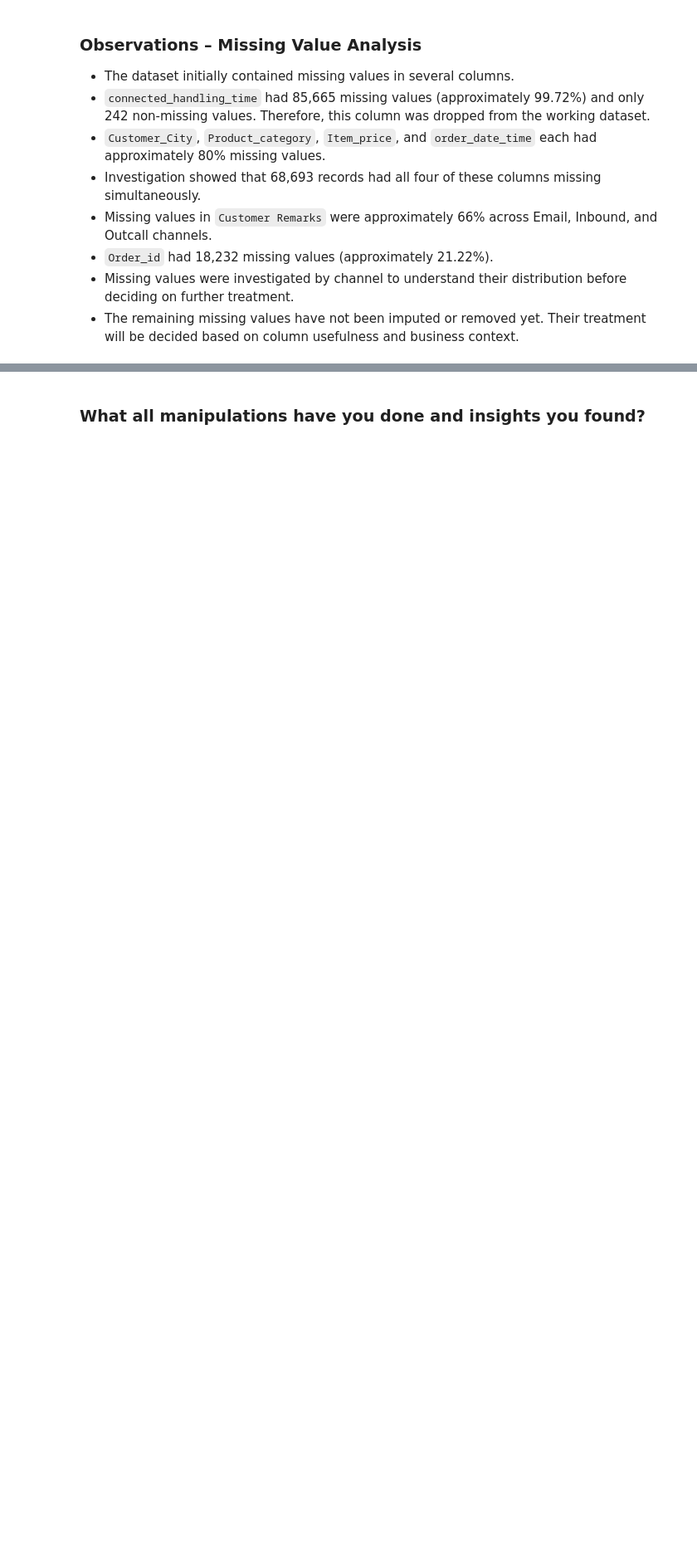
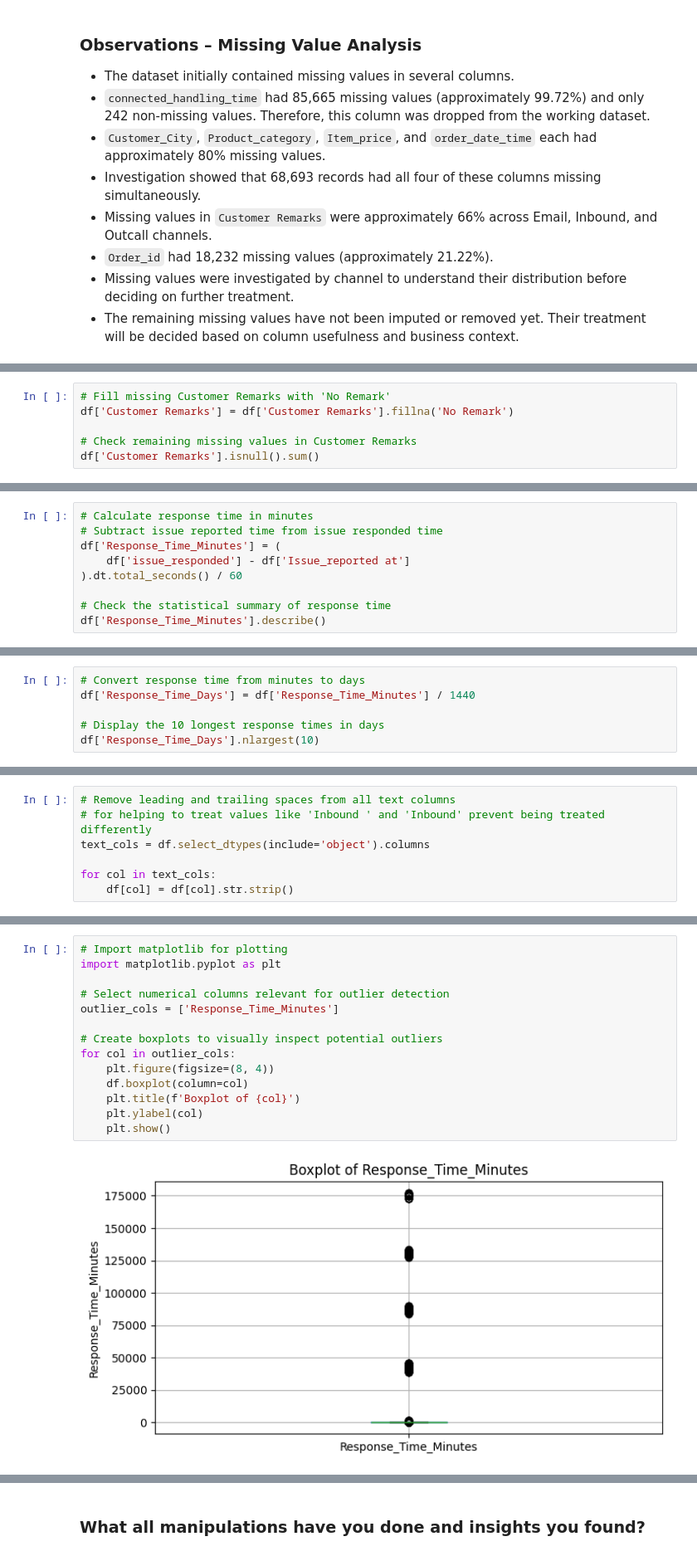
Before and after one commit to Shuvam-2000/Classification-Flipkart-Customer-Service-Satisfaction, a Jupyter notebook: Classification_Flipkart_Customer_Service_Satisfaction.ipynb, the cells around one changed output, grey strips where cells are left out. Shown at 83% size. Cells and saved outputs as stored; diff of their text form; blank space fills up the shorter version.

Commit message:
feat: - Data wrangling task completed - Data Visualizations , deriving insights from data and data storytelling is completed

```diff
--- a/Classification_Flipkart_Customer_Service_Satisfaction.ipynb
+++ b/Classification_Flipkart_Customer_Service_Satisfaction.ipynb
@@ -610,0 +751,6 @@ missing_summary[missing_summary['Missing Values'] > 0].sort_values(
+# %%
+# Fill missing Customer Remarks with 'No Remark'
+df['Customer Remarks'] = df['Customer Remarks'].fillna('No Remark')
+
+# Check remaining missing values in Customer Remarks
+df['Customer Remarks'].isnull().sum()
@@ -610,0 +799,9 @@ missing_summary[missing_summary['Missing Values'] > 0].sort_values(
+# %%
+# Calculate response time in minutes
+# Subtract issue reported time from issue responded time
+df['Response_Time_Minutes'] = (
+    df['issue_responded'] - df['Issue_reported at']
+).dt.total_seconds() / 60
+
+# Check the statistical summary of response time
+df['Response_Time_Minutes'].describe()
@@ -610,0 +885,6 @@ missing_summary[missing_summary['Missing Values'] > 0].sort_values(
+# %%
+# Convert response time from minutes to days
+df['Response_Time_Days'] = df['Response_Time_Minutes'] / 1440
+
+# Display the 10 longest response times in days
+df['Response_Time_Days'].nlargest(10)
@@ -610,0 +996,7 @@ missing_summary[missing_summary['Missing Values'] > 0].sort_values(
+# %%
+# Remove leading and trailing spaces from all text columns
+# for helping to treat values like 'Inbound ' and 'Inbound' prevent being treated differently
+text_cols = df.select_dtypes(include='object').columns
+
+for col in text_cols:
+    df[col] = df[col].str.strip()
@@ -610,0 +1084,16 @@ missing_summary[missing_summary['Missing Values'] > 0].sort_values(
+# %%
+# Import matplotlib for plotting
+import matplotlib.pyplot as plt
+
+# Select numerical columns relevant for outlier detection
+outlier_cols = ['Response_Time_Minutes']
+
+# Create boxplots to visually inspect potential outliers
+for col in outlier_cols:
+    plt.figure(figsize=(8, 4))
+    df.boxplot(column=col)
+    plt.title(f'Boxplot of {col}')
+    plt.ylabel(col)
+    plt.show()
+# %% [output]
+[figure, added]
```
Also changed, not shown: parts of 167 cells of this notebook.
